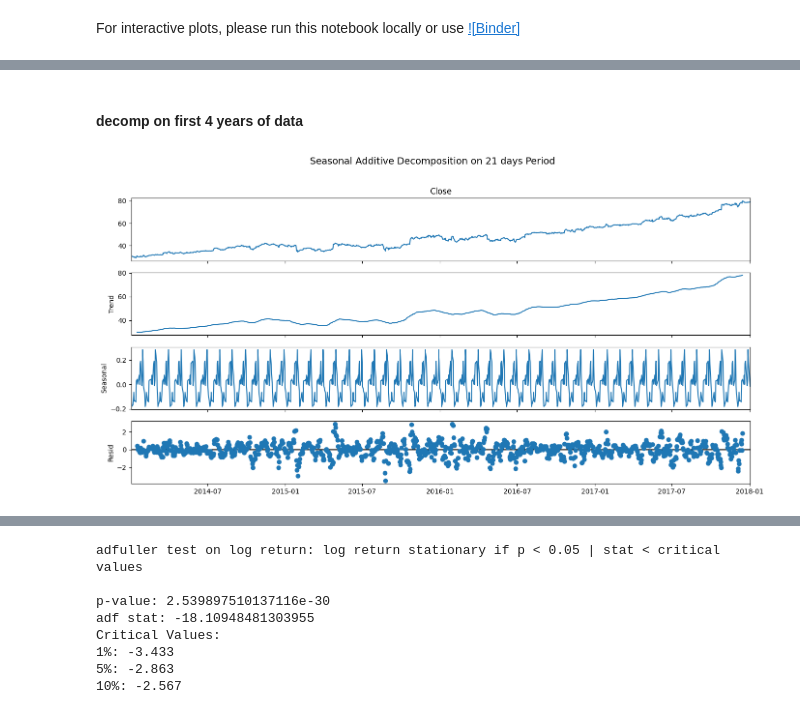
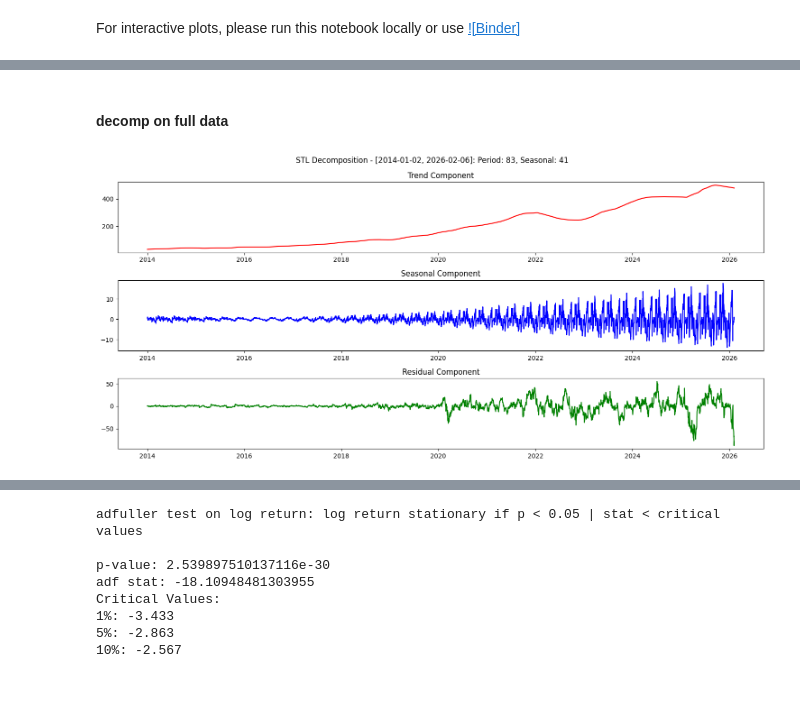
Before and after one commit to shashankgarewal/Time-Series-Analysis-Forecasting, a Jupyter notebook: notebooks/02_eda_analysis.ipynb, the cells around one changed output, grey strips where cells are left out. Cells and saved outputs as stored; diff of their text form; code cells hidden in the pictures.

```diff
--- a/notebooks/02_eda_analysis.ipynb
+++ b/notebooks/02_eda_analysis.ipynb
@@ -298,14 +299,7 @@ For interactive plots, please run this notebook locally or use [![Binder]](https
 # %% [markdown]
-#### decomp on first 4 years of data
+#### decomp on full data
-# %%
-# 91 seasonal period captures
-decomp = seasonal_decompose(df['Close'][:1008], model='additive', period=21)
-
-fig = decomp.plot()
-fig.set_size_inches(14, 7)
-fig.suptitle('Seasonal Additive Decomposition on 21 days Period', fontsize=14, y=1.02)
-fig.subplots_adjust(top=0.92)
-fig.tight_layout()
-plt.show()
-# %% [output]
-[figure, removed]
+# %%
+# 91 seasonal period captures
+plot_stl_decomp(df['Close'], 83, 41);
+# %% [output]
+[figure, added]
```
Also changed, not shown: parts of 9 cells of this notebook.
